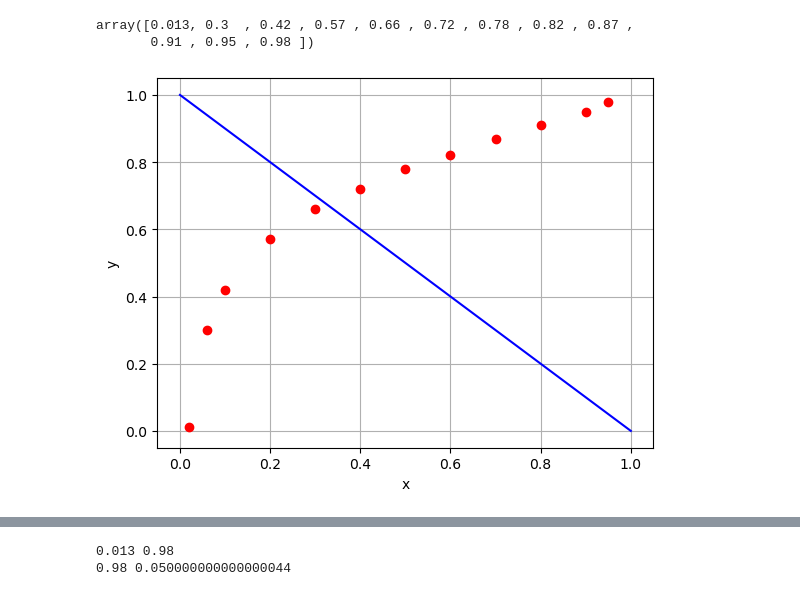
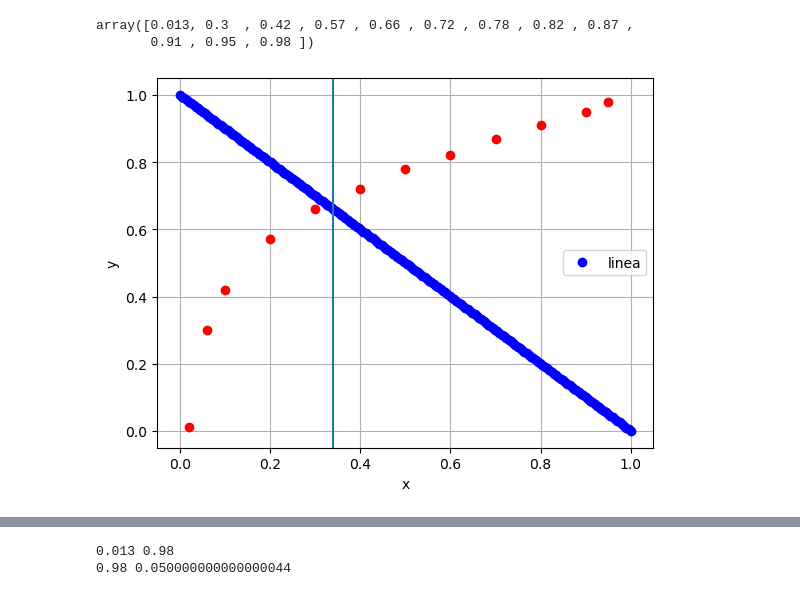
Before and after one commit to osl-pocs/fqlearn, a Jupyter notebook: docs/intersecctionnPOC.ipynb, the cells around one changed output, grey strips where cells are left out. Cells and saved outputs as stored; diff of their text form; code cells hidden in the pictures.

```diff
--- a/docs/intersecctionnPOC.ipynb
+++ b/docs/intersecctionnPOC.ipynb
@@ -55,10 +55,12 @@ x0f = np.linspace(0,1,200)
 y0f = [feed(x) for x in np.linspace(0,1,200)]
 # %%
 plt.plot(x, y, 'ro')
-plt.plot(x0f, y0f, 'b')
+plt.plot(x0f, y0f, 'bo', label = 'linea')
 plt.xlabel('x')
 plt.ylabel('y')
+plt.axvline(0.3399993896484374)
 
+plt.legend()
 plt.grid(True)
 # %% [output]
-[figure, old version]
+[figure, new version]
```
Also changed, not shown: parts of 1 cell of this notebook, 3 other files.
